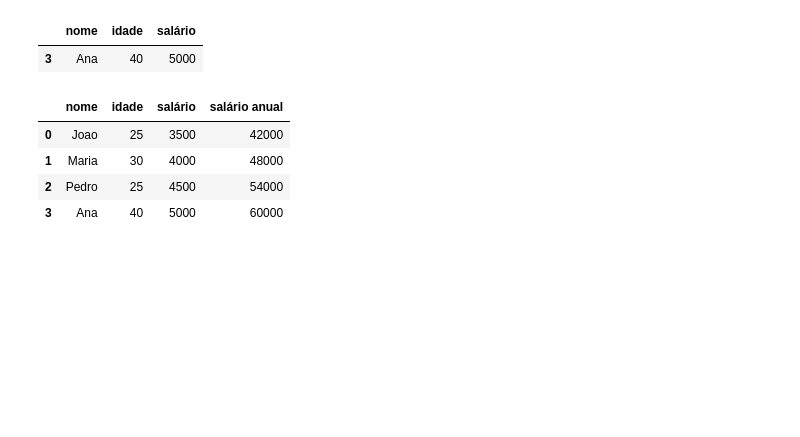
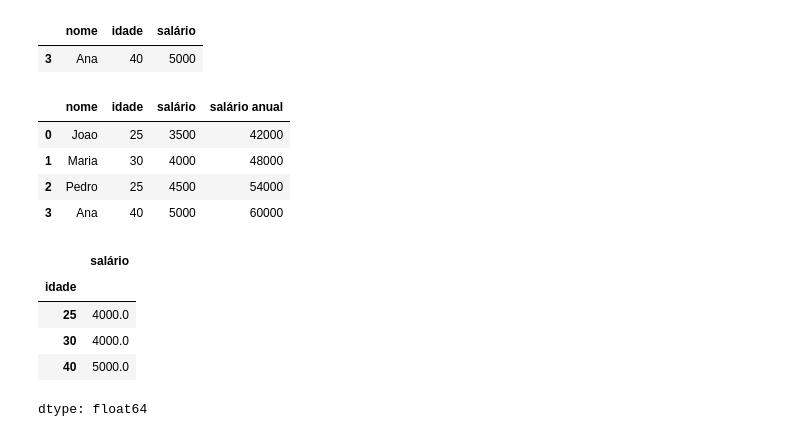
Before and after one commit to LaraDondossola/Estatistica_aplicada, a Jupyter notebook: lista002.ipynb, the cells around one changed output. Cells and saved outputs as stored; diff of their text form; code cells hidden in the pictures; blank space fills up the shorter version.

```diff
--- a/lista002.ipynb
+++ b/lista002.ipynb
@@ -93,3 +93,14 @@ frame
 | 1 | Maria | 30 | 4000 | 48000 |
 | 2 | Pedro | 25 | 4500 | 54000 |
 | 3 | Ana | 40 | 5000 | 60000 |
+# %%
+media_salario = frame.groupby("idade")["salário"].mean() #agrupando idade e adicionando média de salário
+
+media_salario
+# %% [output]
+|  | salário |
+| idade |  |
+| 25 | 4000.0 |
+| 30 | 4000.0 |
+| 40 | 5000.0 |
+dtype: float64
```
Also changed, not shown: parts of 5 cells of this notebook.
